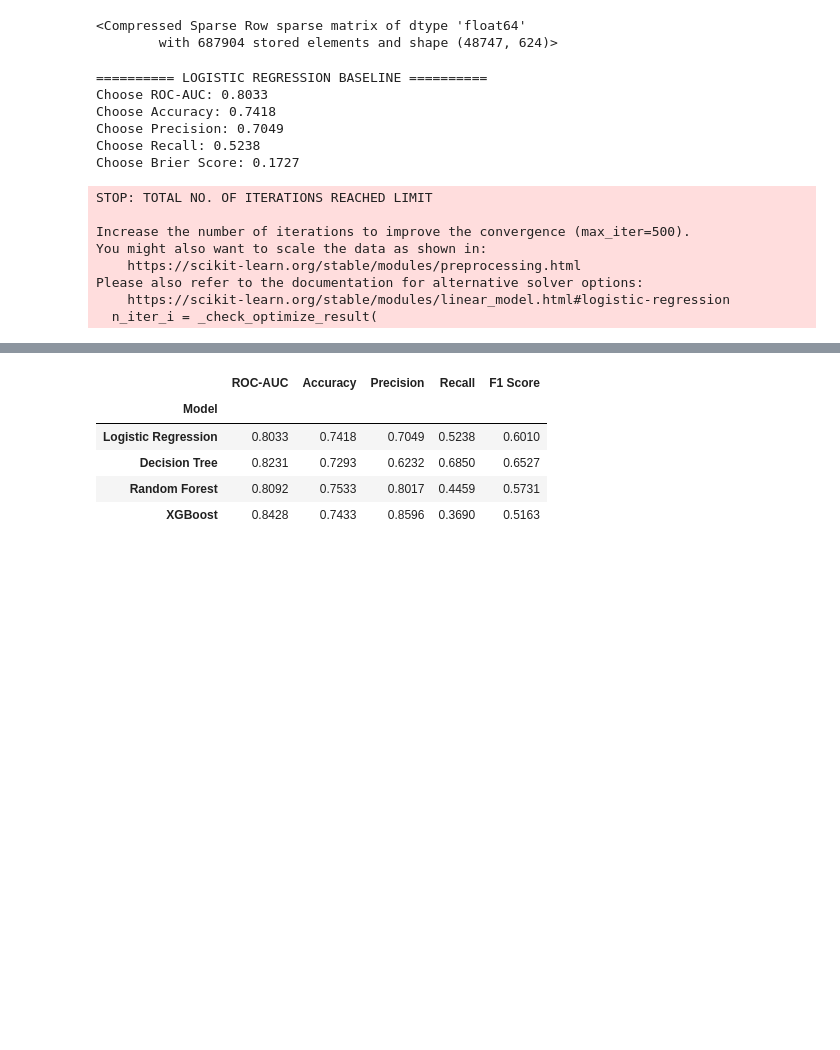
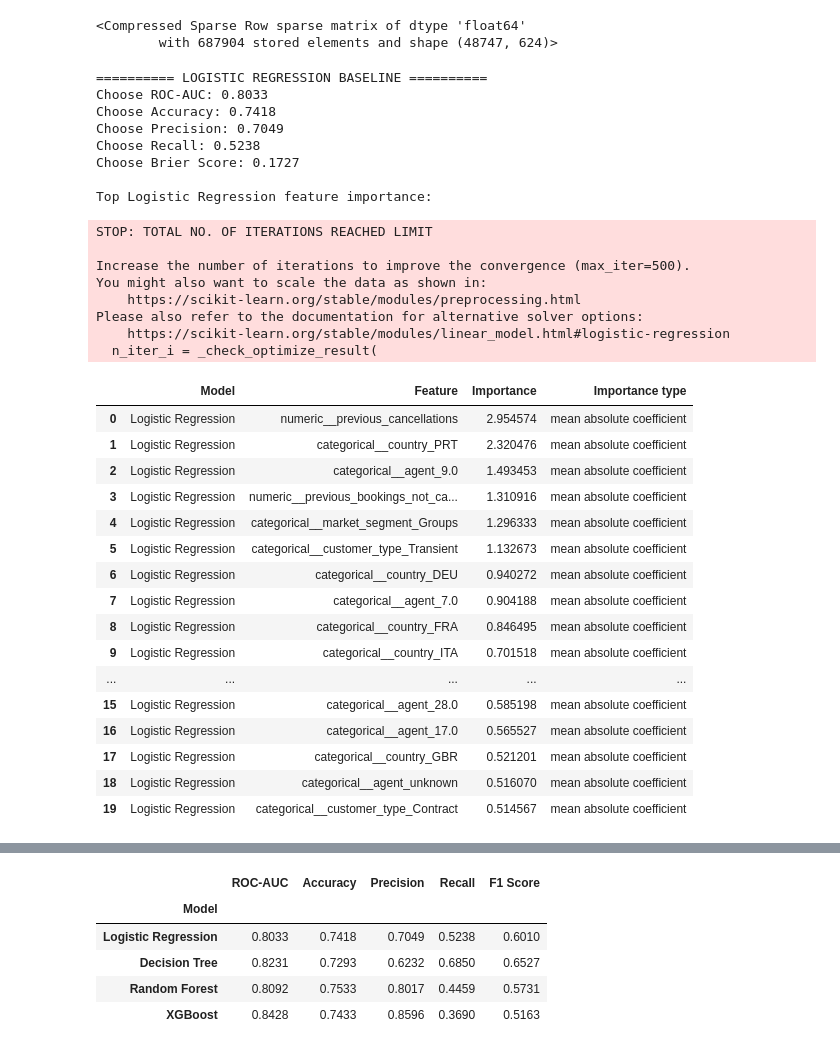
Before and after one commit to Nitishvarma50/Hotel_booking_optimization, a Jupyter notebook: notebooks/model_building.ipynb, the cells around one changed output, grey strips where cells are left out. Cells and saved outputs as stored; diff of their text form; code cells hidden in the pictures; blank space fills up the shorter version.

Commit message:
Update analysis notebooks and modeling features
Co-authored-by: Copilot <223556219+Copilot@users.noreply.github.com>

```diff
--- a/notebooks/model_building.ipynb
+++ b/notebooks/model_building.ipynb
@@ -274,6 +274,8 @@ Number of categorical columns: 10
 <Compressed Sparse Row sparse matrix of dtype 'float64'
         with 687904 stored elements and shape (48747, 624)>
 # %%
+import numpy as np
+import pandas as pd
 from sklearn.linear_model import LogisticRegression
 from sklearn.metrics import (
     roc_auc_score,
@@ -283,6 +285,24 @@ from sklearn.metrics import (
     brier_score_loss,
     f1_score
 )
+
+# Rank each model's transformed inputs and accumulate one cross-model table.
+feature_names = preprocessor.get_feature_names_out()
+feature_importance_parts = []
+
+def record_feature_importance(model, model_name, importance_type):
+    if hasattr(model, "coef_"):
+        values = np.mean(np.abs(model.coef_), axis=0)
+    else:
+        values = model.feature_importances_
+    model_importance = pd.DataFrame({
+        "Model": model_name,
+        "Feature": feature_names,
+        "Importance": values,
+        "Importance type": importance_type,
+    }).sort_values("Importance", ascending=False).reset_index(drop=True)
+    feature_importance_parts.append(model_importance)
+    return model_importance
 
 # Initialize baseline model
 baseline_model = LogisticRegression(
@@ -295,33 +315,58 @@ baseline_model = LogisticRegression(
 baseline_model.fit(X_train_processed, y_train)
 
 # Predict cancellation probabilities
 train_prob = baseline_model.predict_proba(X_train_processed)[:, 1]
 choose_prob = baseline_model.predict_proba(X_choose_processed)[:, 1]
 
 # Evaluate on choose period
 choose_pred = (choose_prob >= 0.5).astype(int)
 
 print("========== LOGISTIC REGRESSION BASELINE ==========")
 print("Choose ROC-AUC:", round(roc_auc_score(y_choose, choose_prob), 4))
 print("Choose Accuracy:", round(accuracy_score(y_choose, choose_pred), 4))
 print("Choose Precision:", round(precision_score(y_choose, choose_pred), 4))
 print("Choose Recall:", round(recall_score(y_choose, choose_pred), 4))
 print("Choose Brier Score:", round(brier_score_loss(y_choose, choose_prob), 4))
+logistic_importance_df = record_feature_importance(
+    baseline_model, "Logistic Regression", "mean absolute coefficient"
+)
+feature_importance_df = pd.concat(feature_importance_parts, ignore_index=True)
+print("\nTop Logistic Regression feature importance:")
+display(logistic_importance_df.head(20))
 # %% [output]
 ========== LOGISTIC REGRESSION BASELINE ==========
 Choose ROC-AUC: 0.8033
 Choose Accuracy: 0.7418
 Choose Precision: 0.7049
 Choose Recall: 0.5238
 Choose Brier Score: 0.1727
+
+Top Logistic Regression feature importance:
 STOP: TOTAL NO. OF ITERATIONS REACHED LIMIT
 
 Increase the number of iterations to improve the convergence (max_iter=500).
 You might also want to scale the data as shown in:
     https://scikit-learn.org/stable/modules/preprocessing.html
 Please also refer to the documentation for alternative solver options:
     https://scikit-learn.org/stable/modules/linear_model.html#logistic-regression
   n_iter_i = _check_optimize_result(
+|  | Model | Feature | Importance | Importance type |
+| 0 | Logistic Regression | numeric__previous_cancellations | 2.954574 | mean absolute coefficient |
+| 1 | Logistic Regression | categorical__country_PRT | 2.320476 | mean absolute coefficient |
+| 2 | Logistic Regression | categorical__agent_9.0 | 1.493453 | mean absolute coefficient |
+| 3 | Logistic Regression | numeric__previous_bookings_not_ca... | 1.310916 | mean absolute coefficient |
+| 4 | Logistic Regression | categorical__market_segment_Groups | 1.296333 | mean absolute coefficient |
+| 5 | Logistic Regression | categorical__customer_type_Transient | 1.132673 | mean absolute coefficient |
+| 6 | Logistic Regression | categorical__country_DEU | 0.940272 | mean absolute coefficient |
+| 7 | Logistic Regression | categorical__agent_7.0 | 0.904188 | mean absolute coefficient |
+| 8 | Logistic Regression | categorical__country_FRA | 0.846495 | mean absolute coefficient |
+| 9 | Logistic Regression | categorical__country_ITA | 0.701518 | mean absolute coefficient |
+| ... | ... | ... | ... | ... |
+| 15 | Logistic Regression | categorical__agent_28.0 | 0.585198 | mean absolute coefficient |
+| 16 | Logistic Regression | categorical__agent_17.0 | 0.565527 | mean absolute coefficient |
+| 17 | Logistic Regression | categorical__country_GBR | 0.521201 | mean absolute coefficient |
+| 18 | Logistic Regression | categorical__agent_unknown | 0.516070 | mean absolute coefficient |
+| 19 | Logistic Regression | categorical__customer_type_Contract | 0.514567 | mean absolute coefficient |
 # %%
 from sklearn.tree import DecisionTreeClassifier
 from sklearn.metrics import (
```
Also changed, not shown: parts of 5 cells of this notebook, 5 other files.
